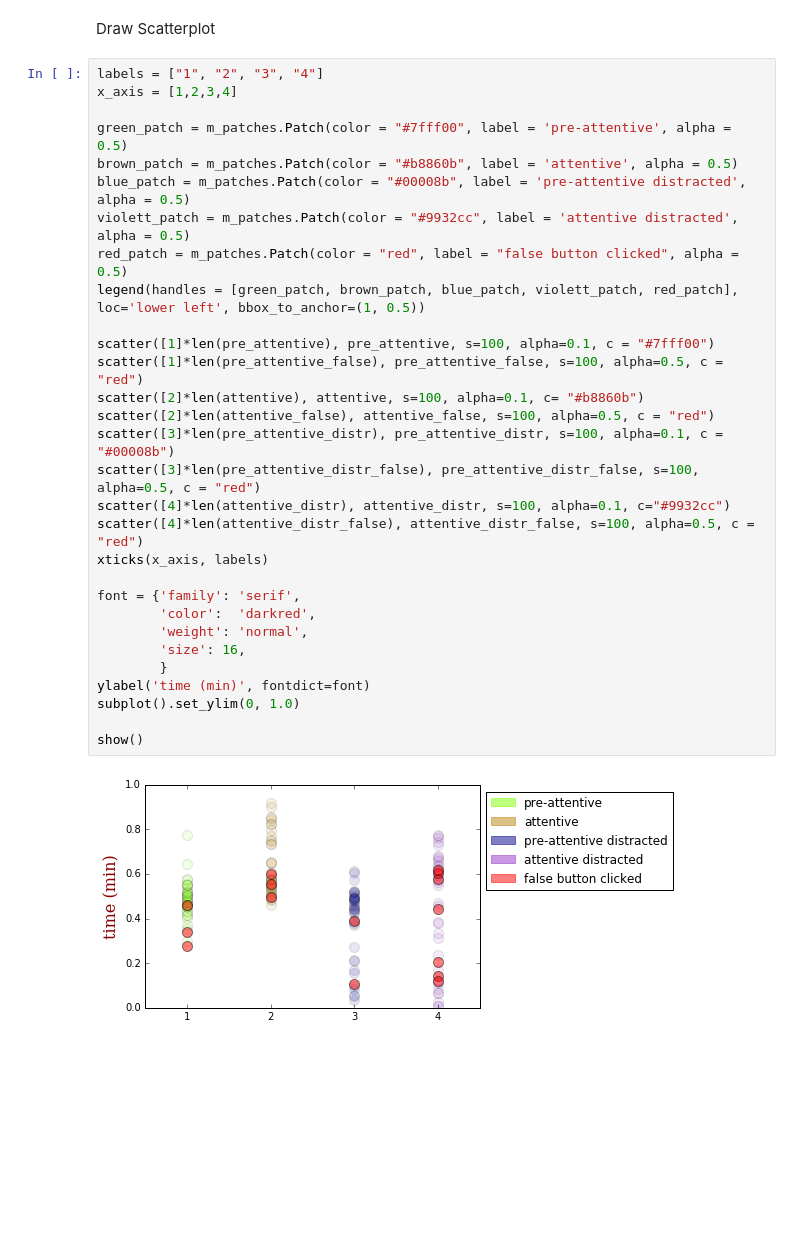
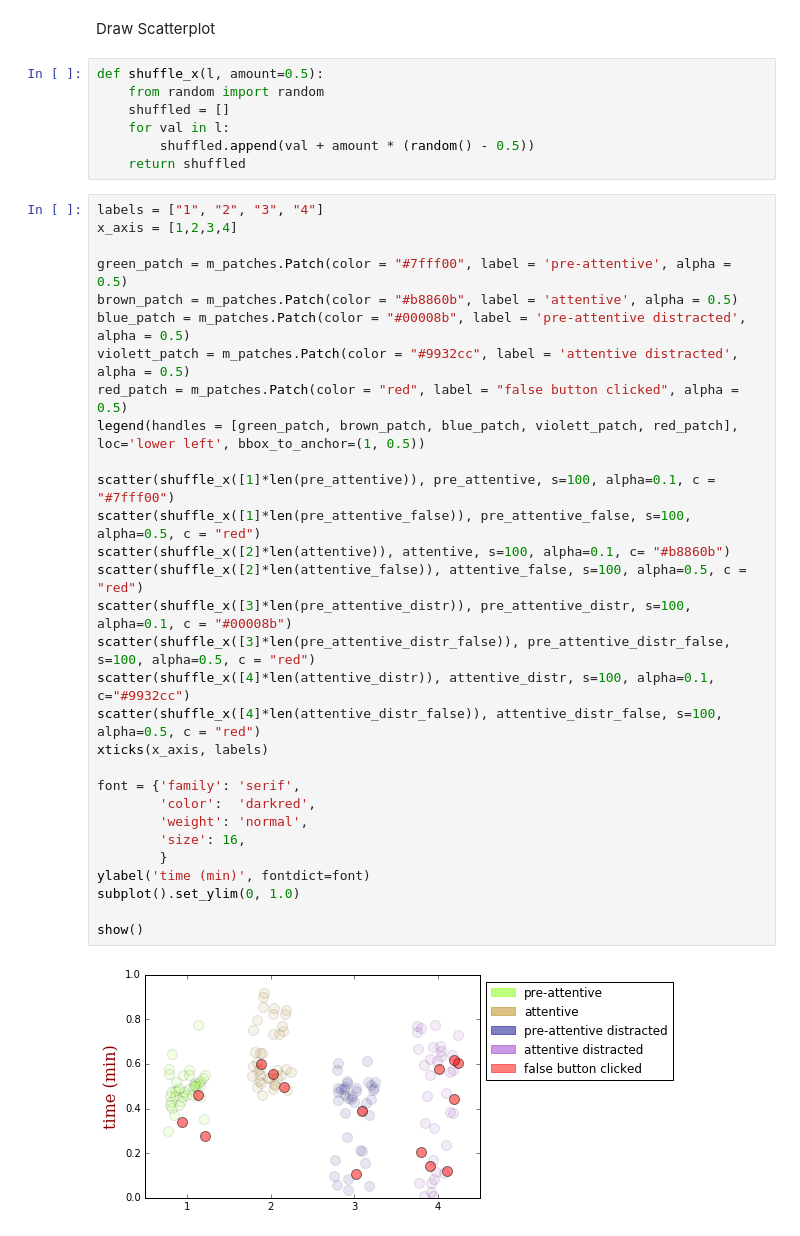
Before and after one commit to MaxSchu/ITT_SS16, a Jupyter notebook: Assignment3/reaction_time_experiment.ipynb, the cells around one changed output. Cells and saved outputs as stored; diff of their text form; blank space fills up the shorter version.

```diff
--- a/Assignment3/reaction_time_experiment.ipynb
+++ b/Assignment3/reaction_time_experiment.ipynb
@@ -52,35 +53,42 @@ for d in data:
             attentive_distr = append(attentive_distr, d['REACTION_TIME'])
 # %% [markdown]
 Draw Scatterplot
+# %%
+def shuffle_x(l, amount=0.5):
+    from random import random
+    shuffled = []
+    for val in l:
+        shuffled.append(val + amount * (random() - 0.5))
+    return shuffled
 # %%
 labels = ["1", "2", "3", "4"]
 x_axis = [1,2,3,4]
 
 green_patch = m_patches.Patch(color = "#7fff00", label = 'pre-attentive', alpha = 0.5)
 brown_patch = m_patches.Patch(color = "#b8860b", label = 'attentive', alpha = 0.5)
 blue_patch = m_patches.Patch(color = "#00008b", label = 'pre-attentive distracted', alpha = 0.5)
 violett_patch = m_patches.Patch(color = "#9932cc", label = 'attentive distracted', alpha = 0.5)
 red_patch = m_patches.Patch(color = "red", label = "false button clicked", alpha = 0.5)
 legend(handles = [green_patch, brown_patch, blue_patch, violett_patch, red_patch], loc='lower left', bbox_to_anchor=(1, 0.5))
 
-scatter([1]*len(pre_attentive), pre_attentive, s=100, alpha=0.1, c = "#7fff00")
-scatter([1]*len(pre_attentive_false), pre_attentive_false, s=100, alpha=0.5, c = "red")
-scatter([2]*len(attentive), attentive, s=100, alpha=0.1, c= "#b8860b")
-scatter([2]*len(attentive_false), attentive_false, s=100, alpha=0.5, c = "red")
-scatter([3]*len(pre_attentive_distr), pre_attentive_distr, s=100, alpha=0.1, c = "#00008b")
-scatter([3]*len(pre_attentive_distr_false), pre_attentive_distr_false, s=100, alpha=0.5, c = "red")
-scatter([4]*len(attentive_distr), attentive_distr, s=100, alpha=0.1, c="#9932cc")
-scatter([4]*len(attentive_distr_false), attentive_distr_false, s=100, alpha=0.5, c = "red")
+scatter(shuffle_x([1]*len(pre_attentive)), pre_attentive, s=100, alpha=0.1, c = "#7fff00")
+scatter(shuffle_x([1]*len(pre_attentive_false)), pre_attentive_false, s=100, alpha=0.5, c = "red")
+scatter(shuffle_x([2]*len(attentive)), attentive, s=100, alpha=0.1, c= "#b8860b")
+scatter(shuffle_x([2]*len(attentive_false)), attentive_false, s=100, alpha=0.5, c = "red")
+scatter(shuffle_x([3]*len(pre_attentive_distr)), pre_attentive_distr, s=100, alpha=0.1, c = "#00008b")
+scatter(shuffle_x([3]*len(pre_attentive_distr_false)), pre_attentive_distr_false, s=100, alpha=0.5, c = "red")
+scatter(shuffle_x([4]*len(attentive_distr)), attentive_distr, s=100, alpha=0.1, c="#9932cc")
+scatter(shuffle_x([4]*len(attentive_distr_false)), attentive_distr_false, s=100, alpha=0.5, c = "red")
 xticks(x_axis, labels)
 
 font = {'family': 'serif',
         'color':  'darkred',
         'weight': 'normal',
         'size': 16,
         }
 ylabel('time (min)', fontdict=font)
 subplot().set_ylim(0, 1.0)
 
 show()
 # %% [output]
-[figure, old version]
+[figure, new version]
```
Also changed, not shown: parts of 2 cells of this notebook.
